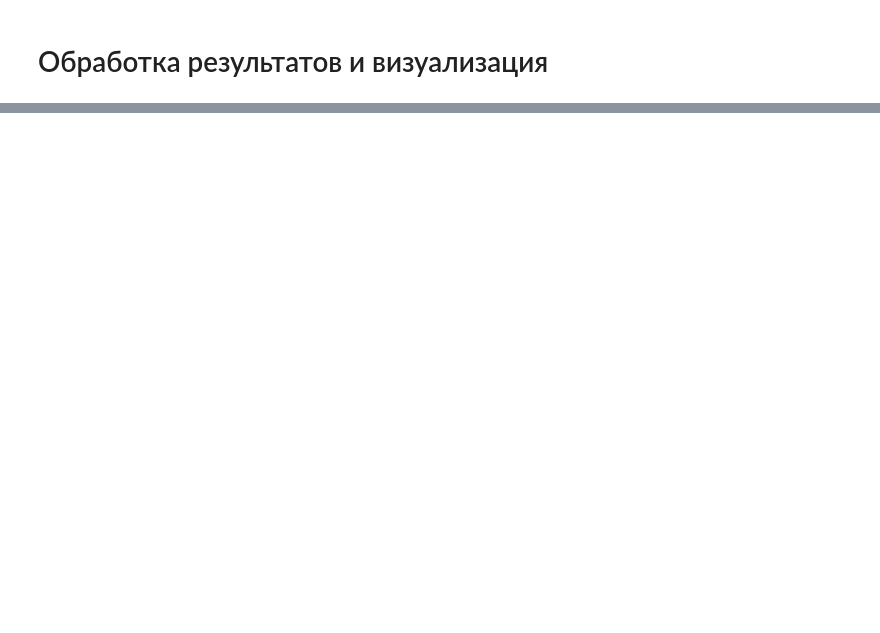
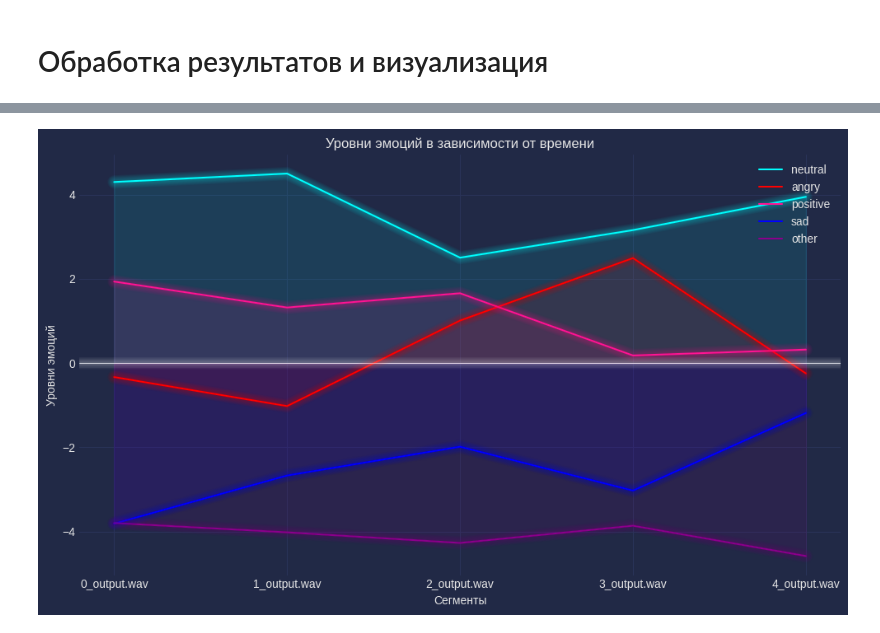
Before and after one commit to Kirilenkov/hahaton, a Jupyter notebook: main.ipynb, the cells around one changed output, grey strips where cells are left out. Saved outputs shown, nothing was run; the diff lists cells and outputs as text; code cells hidden in the pictures; blank space fills up the shorter version.

```diff
--- a/main.ipynb
+++ b/main.ipynb
@@ -232 +297,44 @@ plt.show()
+# %%
+# @title График эмоциональной динамики по фрагментам аудио файла Вариант 2
+segments = []
+emotions = list(result_dict[list(result_dict.keys())[0]].keys())
+emotion_levels = [[] for _ in range(len(emotions))]
+
+segments = list(result_dict.keys())
+
+for segment, emotions_dict in result_dict.items():
+    for j, emotion in enumerate(emotions):
+        emotion_levels[j].append(emotions_dict[emotion])
+
+# Создание графика
+plt.style.use('cyberpunk')
+
+fig, ax = plt.subplots(figsize=(10, 6))
+
+# Создание словаря с цветами для каждой эмоции
+color_mapping = {
+    'angry': '#FF0000',
+    'positive': '#FF1493',
+    'other': '#8B008B',
+    'neutral': '#00FFFF',
+    'sad': '#0000FF'
+}
+
+# Построение графика эмоций в зависимости от времени
+for i, emotion in enumerate(emotions):
+    ax.plot(segments, emotion_levels[i], color=color_mapping[emotion], label=emotion)
+
+# Настройка осей и меток
+ax.set_xlabel('Сегменты')
+ax.set_ylabel('Уровни эмоций')
+ax.set_title('Уровни эмоций в зависимости от времени')
+ax.legend(loc='upper right')
+
+# Добавление линии оси x
+plt.axhline(0, color='white', linewidth=0.5)
+mplcyberpunk.add_glow_effects()
+plt.tight_layout()
+plt.show()
+# %% [output]
+[figure, added]
 # %%
```
Also changed, not shown: parts of 10 cells of this notebook, 1 other file.
